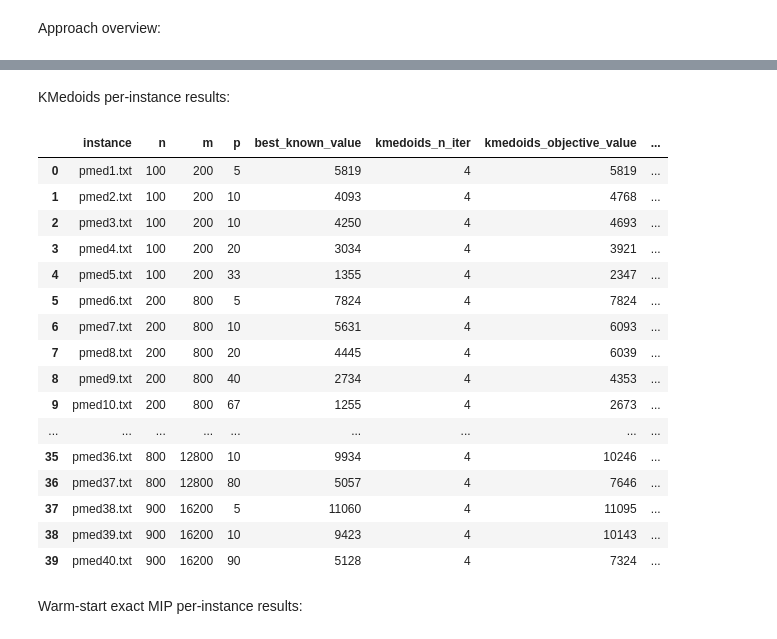
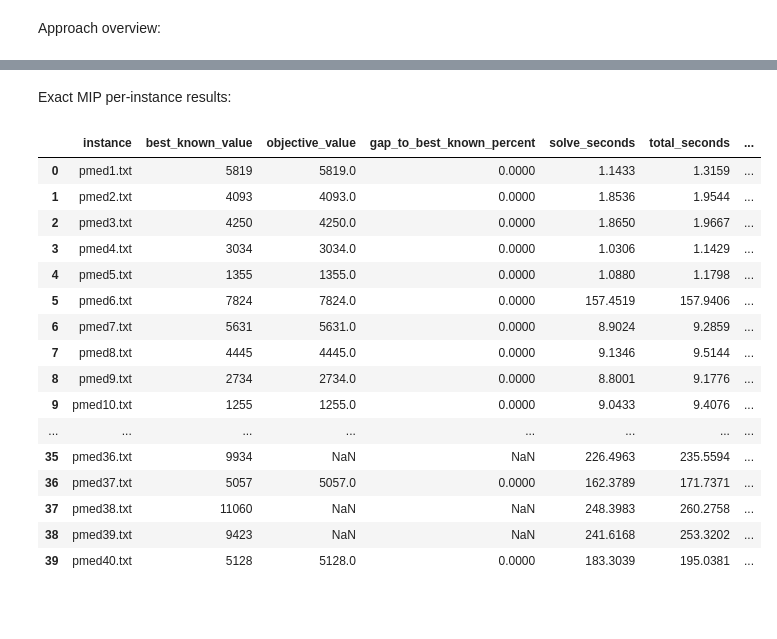
Before and after one commit to filipemedeiross/xopt, a Jupyter notebook: notebooks/experiments_sbpo/2. MIP Exact Benchmark.ipynb, the cells around one changed output, grey strips where cells are left out. Drawn from its saved outputs; the diff is of its cells as text; code cells hidden in the pictures; blank space fills up the shorter version.

Commit message:
Reviewing the MIP exact benchmark experiments

```diff
--- a/notebooks/experiments_sbpo/2. MIP Exact Benchmark.ipynb
+++ b/notebooks/experiments_sbpo/2. MIP Exact Benchmark.ipynb
@@ -519,19 +272,18 @@ RESULTS = []
 for index, instance_name in enumerate(INSTANCE_NAMES, start=1):
     print(f'[{index:02d}/{len(INSTANCE_NAMES):02d}] Solving {instance_name}...')
 
-    result = attempt_solve_instance_with_kmedoids_warm_start(
-        instance_name, time_limit_seconds=TIME_LIMIT_SECONDS
+    result = attempt_solve_instance_with_exact_mip(
+        instance_name,
+        time_limit_seconds=TIME_LIMIT_SECONDS,
     )
 
     RESULTS.append(result)
 
     print(
-        f"  kmedoids_obj={result['kmedoids_objective_value'          ]},"
-        f" kmedoids_gap={ result['kmedoids_gap_to_best_known_percent']},"
-        f" mip_status={   result['status'                            ]},"
-        f" mip_obj={      result['objective_value'                   ]},"
-        f" mip_gap={      result['gap_to_best_known_percent'         ]},"
-        f" total_seconds={result['total_seconds'                     ]}"
+        f"  mip_status={  result['status'                   ]},"
+        f" mip_obj={      result['objective_value'          ]},"
+        f" mip_gap={      result['gap_to_best_known_percent']},"
+        f" total_seconds={result['total_seconds'            ]}"
     )
 
     if result['error']:
@@ -660,5 +359,18 @@ Warm-start exact MIP summary:
 # %% [markdown]
 Approach overview:
+# %%
+EXACT_MIP_DISPLAY_DF = RESULTS_DF[
+    [
+        'instance'                 ,
+        'best_known_value'         ,
+        'objective_value'          ,
+        'gap_to_best_known_percent',
+
+        'solve_seconds',
+        'total_seconds',
+        'status'       ,
+    ]
+].copy()
 # %%
 APPROACH_SUMMARY_DF = pd.DataFrame(
     [
@@ -692,24 +391,22 @@ display(APPROACH_SUMMARY_DF)
 # %% [markdown]
-KMedoids per-instance results:
+Exact MIP per-instance results:
 # %%
-display(KMEDOIDS_RESULTS_DF)
+display(EXACT_MIP_DISPLAY_DF)
 # %% [output]
-|  | instance | n | m | p | best_known_value | kmedoids_n_iter | kmedoids_objective_value | ... |
-| 0 | pmed1.txt | 100 | 200 | 5 | 5819 | 4 | 5819 | ... |
-| 1 | pmed2.txt | 100 | 200 | 10 | 4093 | 4 | 4768 | ... |
-| 2 | pmed3.txt | 100 | 200 | 10 | 4250 | 4 | 4693 | ... |
-| 3 | pmed4.txt | 100 | 200 | 20 | 3034 | 4 | 3921 | ... |
-| 4 | pmed5.txt | 100 | 200 | 33 | 1355 | 4 | 2347 | ... |
-| 5 | pmed6.txt | 200 | 800 | 5 | 7824 | 4 | 7824 | ... |
-| 6 | pmed7.txt | 200 | 800 | 10 | 5631 | 4 | 6093 | ... |
-| 7 | pmed8.txt | 200 | 800 | 20 | 4445 | 4 | 6039 | ... |
-| 8 | pmed9.txt | 200 | 800 | 40 | 2734 | 4 | 4353 | ... |
-| 9 | pmed10.txt | 200 | 800 | 67 | 1255 | 4 | 2673 | ... |
-| ... | ... | ... | ... | ... | ... | ... | ... | ... |
-| 35 | pmed36.txt | 800 | 12800 | 10 | 9934 | 4 | 10246 | ... |
-| 36 | pmed37.txt | 800 | 12800 | 80 | 5057 | 4 | 7646 | ... |
-| 37 | pmed38.txt | 900 | 16200 | 5 | 11060 | 4 | 11095 | ... |
-| 38 | pmed39.txt | 900 | 16200 | 10 | 9423 | 4 | 10143 | ... |
-| 39 | pmed40.txt | 900 | 16200 | 90 | 5128 | 4 | 7324 | ... |
+|  | instance | best_known_value | objective_value | gap_to_best_known_percent | solve_seconds | total_seconds | ... |
+| 0 | pmed1.txt | 5819 | 5819.0 | 0.0000 | 1.1433 | 1.3159 | ... |
+| 1 | pmed2.txt | 4093 | 4093.0 | 0.0000 | 1.8536 | 1.9544 | ... |
+| 2 | pmed3.txt | 4250 | 4250.0 | 0.0000 | 1.8650 | 1.9667 | ... |
+| 3 | pmed4.txt | 3034 | 3034.0 | 0.0000 | 1.0306 | 1.1429 | ... |
+| 4 | pmed5.txt | 1355 | 1355.0 | 0.0000 | 1.0880 | 1.1798 | ... |
+| 5 | pmed6.txt | 7824 | 7824.0 | 0.0000 | 157.4519 | 157.9406 | ... |
+| 6 | pmed7.txt | 5631 | 5631.0 | 0.0000 | 8.9024 | 9.2859 | ... |
+| 7 | pmed8.txt | 4445 | 4445.0 | 0.0000 | 9.1346 | 9.5144 | ... |
+| 8 | pmed9.txt | 2734 | 2734.0 | 0.0000 | 8.8001 | 9.1776 | ... |
+| 9 | pmed10.txt | 1255 | 1255.0 | 0.0000 | 9.0433 | 9.4076 | ... |
+| ... | ... | ... | ... | ... | ... | ... | ... |
+| 35 | pmed36.txt | 9934 | NaN | NaN | 226.4963 | 235.5594 | ... |
+| 36 | pmed37.txt | 5057 | 5057.0 | 0.0000 | 162.3789 | 171.7371 | ... |
+| 37 | pmed38.txt | 11060 | NaN | NaN | 248.3983 | 260.2758 | ... |
+| 38 | pmed39.txt | 9423 | NaN | NaN | 241.6168 | 253.3202 | ... |
+| 39 | pmed40.txt | 5128 | 5128.0 | 0.0000 | 183.3039 | 195.0381 | ... |
-# %% [markdown]
-Warm-start exact MIP per-instance results:
```
Also changed, not shown: parts of 14 cells of this notebook, 1 other file.
